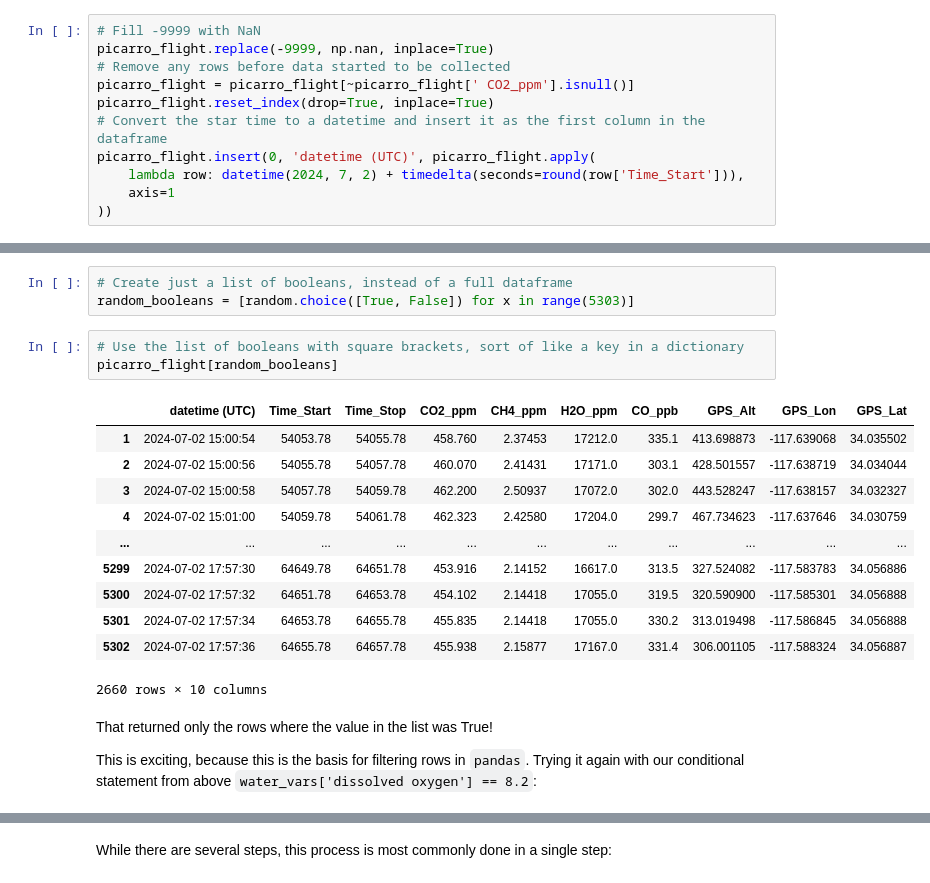
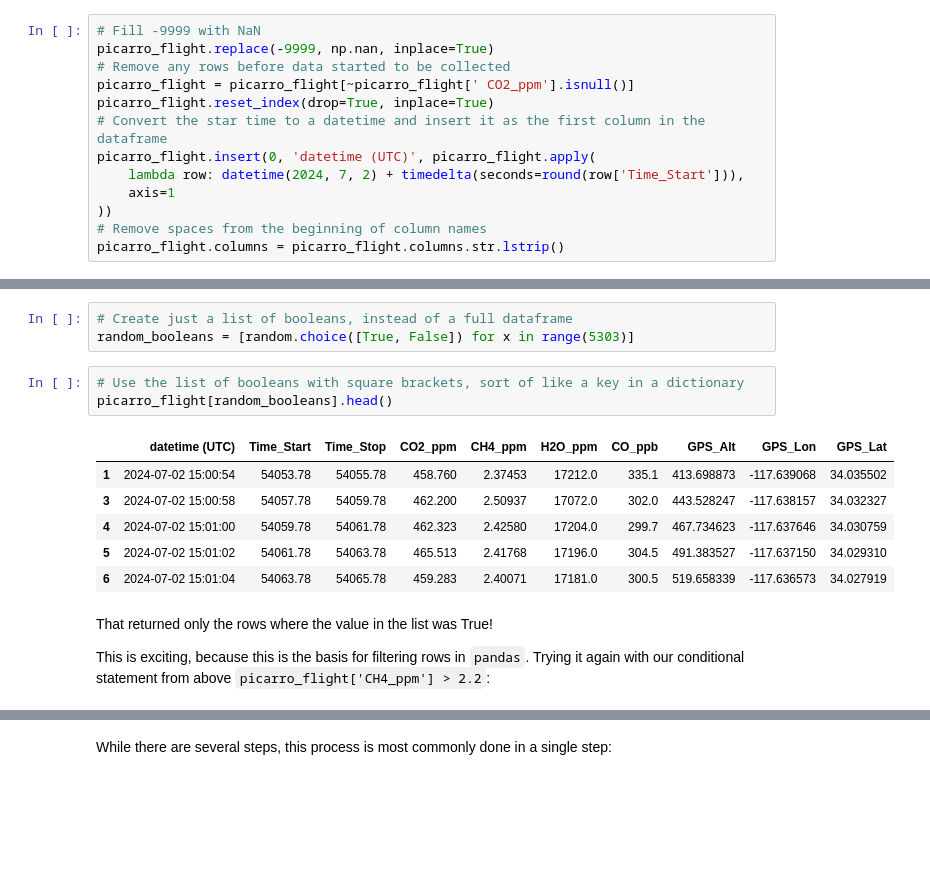
Before and after one commit to NASA-SARP/sarp_lessons, a Jupyter notebook: sarp_lessons/1_python_progression/2-tabular_data/2-2_filtering_indexes.ipynb, the cells around one changed output, grey strips where cells are left out. Drawn from its saved outputs; the diff is of its cells as text; blank space fills up the shorter version.

```diff
--- a/sarp_lessons/1_python_progression/2-tabular_data/2-2_filtering_indexes.ipynb
+++ b/sarp_lessons/1_python_progression/2-tabular_data/2-2_filtering_indexes.ipynb
@@ -180,6 +180,8 @@ picarro_flight.insert(0, 'datetime (UTC)', picarro_flight.apply(
     lambda row: datetime(2024, 7, 2) + timedelta(seconds=round(row['Time_Start'])),
     axis=1
 ))
+# Remove spaces from the beginning of column names
+picarro_flight.columns = picarro_flight.columns.str.lstrip()
 # %% [markdown]
 The cleaned data:
 # %%
@@ -237,20 +234,15 @@ import random
 random_booleans = [random.choice([True, False]) for x in range(5303)]
 # %%
 # Use the list of booleans with square brackets, sort of like a key in a dictionary
-picarro_flight[random_booleans]
+picarro_flight[random_booleans].head()
 # %% [output]
 |  | datetime (UTC) | Time_Start | Time_Stop | CO2_ppm | CH4_ppm | H2O_ppm | CO_ppb | GPS_Alt | GPS_Lon | GPS_Lat |
 | 1 | 2024-07-02 15:00:54 | 54053.78 | 54055.78 | 458.760 | 2.37453 | 17212.0 | 335.1 | 413.698873 | -117.639068 | 34.035502 |
-| 2 | 2024-07-02 15:00:56 | 54055.78 | 54057.78 | 460.070 | 2.41431 | 17171.0 | 303.1 | 428.501557 | -117.638719 | 34.034044 |
 | 3 | 2024-07-02 15:00:58 | 54057.78 | 54059.78 | 462.200 | 2.50937 | 17072.0 | 302.0 | 443.528247 | -117.638157 | 34.032327 |
 | 4 | 2024-07-02 15:01:00 | 54059.78 | 54061.78 | 462.323 | 2.42580 | 17204.0 | 299.7 | 467.734623 | -117.637646 | 34.030759 |
-| ... | ... | ... | ... | ... | ... | ... | ... | ... | ... | ... |
-| 5299 | 2024-07-02 17:57:30 | 64649.78 | 64651.78 | 453.916 | 2.14152 | 16617.0 | 313.5 | 327.524082 | -117.583783 | 34.056886 |
-| 5300 | 2024-07-02 17:57:32 | 64651.78 | 64653.78 | 454.102 | 2.14418 | 17055.0 | 319.5 | 320.590900 | -117.585301 | 34.056888 |
-| 5301 | 2024-07-02 17:57:34 | 64653.78 | 64655.78 | 455.835 | 2.14418 | 17055.0 | 330.2 | 313.019498 | -117.586845 | 34.056888 |
-| 5302 | 2024-07-02 17:57:36 | 64655.78 | 64657.78 | 455.938 | 2.15877 | 17167.0 | 331.4 | 306.001105 | -117.588324 | 34.056887 |
+| 5 | 2024-07-02 15:01:02 | 54061.78 | 54063.78 | 465.513 | 2.41768 | 17196.0 | 304.5 | 491.383527 | -117.637150 | 34.029310 |
+| 6 | 2024-07-02 15:01:04 | 54063.78 | 54065.78 | 459.283 | 2.40071 | 17181.0 | 300.5 | 519.658339 | -117.636573 | 34.027919 |
-2660 rows × 10 columns
 # %% [markdown]
 That returned only the rows where the value in the list was True!
 
-This is exciting, because this is the basis for filtering rows in `pandas`.  Trying it again with our conditional statement from above `water_vars['dissolved oxygen'] == 8.2`:
+This is exciting, because this is the basis for filtering rows in `pandas`.  Trying it again with our conditional statement from above `picarro_flight['CH4_ppm'] > 2.2`:
```
Also changed, not shown: parts of 19 cells of this notebook, 3 other files.
